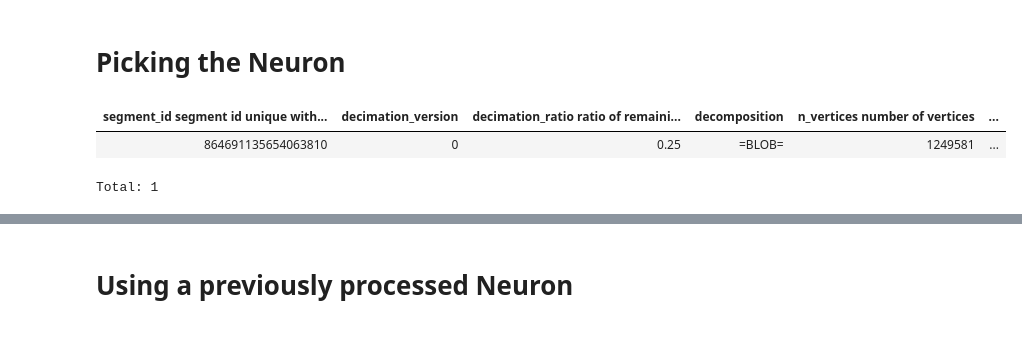
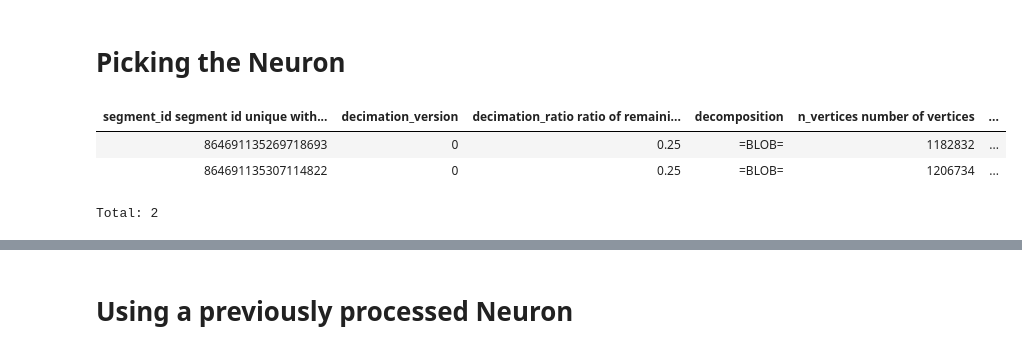
Before and after one commit to celiibrendan/neuron_mesh_tools, a Jupyter notebook: Auto_Proofreading/Limb_Neuron_Splitting/Neuron_Splitting_vp3_Other_Neuron_Testing.ipynb, the cells around one changed output, grey strips where cells are left out. Drawn from its saved outputs; the diff is of its cells as text; code cells hidden in the pictures.

```diff
--- a/Auto_Proofreading/Limb_Neuron_Splitting/Neuron_Splitting_vp3_Other_Neuron_Testing.ipynb
+++ b/Auto_Proofreading/Limb_Neuron_Splitting/Neuron_Splitting_vp3_Other_Neuron_Testing.ipynb
@@ -47,8 +47,9 @@ INFO - 2021-01-02 06:43:12,944 - settings - Setting enable_python_native_blobs t
 # %% [markdown]
 # Picking the Neuron
 # %%
-minnie.Decomposition()
+minnie.Decomposition() & "n_error_limbs>3"
 # %% [output]
 | segment_id segment id unique with... | decimation_version | decimation_ratio ratio of remaini... | decomposition | n_vertices number of vertices | ... |
-| 864691135654063810 | 0 | 0.25 | =BLOB= | 1249581 | ... |
+| 864691135269718693 | 0 | 0.25 | =BLOB= | 1182832 | ... |
+| 864691135307114822 | 0 | 0.25 | =BLOB= | 1206734 | ... |
-Total: 1
+Total: 2
```
Also changed, not shown: parts of 20 cells of this notebook, 3 other files.
